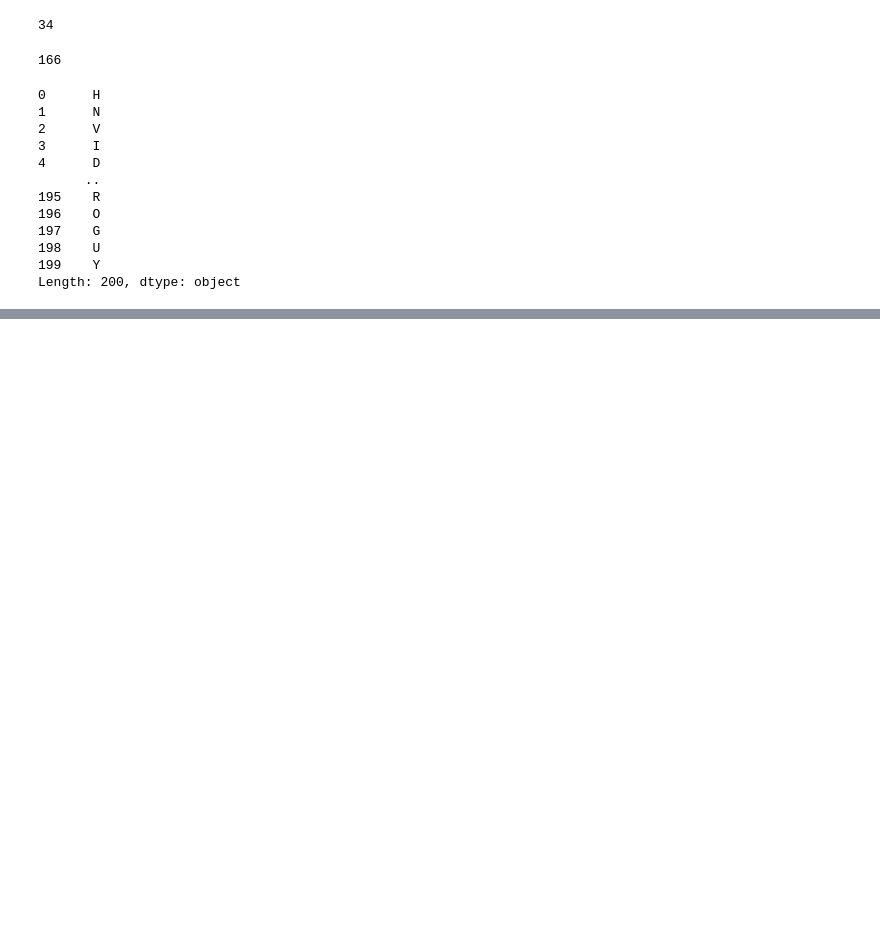
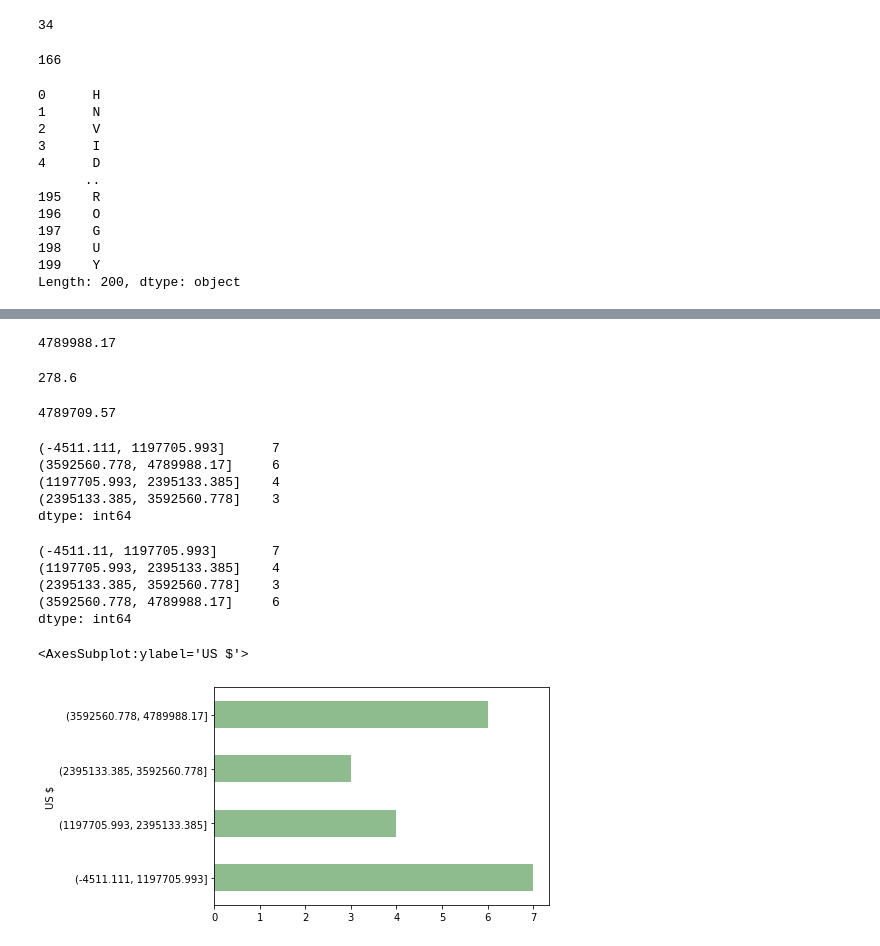
Before and after one commit to Joshua-C-Bryant/numpy-pandas-visualization-exercises, a Jupyter notebook: pandas_series.ipynb, the cells around one changed output, grey strips where cells are left out. Cells and saved outputs as stored; diff of their text form; code cells hidden in the pictures; blank space fills up the shorter version.

```diff
--- a/pandas_series.ipynb
+++ b/pandas_series.ipynb
@@ -343,0 +422,3 @@ letters.value_counts().head(6).plot.bar(title = '6 Most Commonly Occuring Letter
+# %%
+numbers = pd.Series(numbers_list)
+numbers
@@ -343,0 +453,5 @@ letters.value_counts().head(6).plot.bar(title = '6 Most Commonly Occuring Letter
+# %%
+#3 Perform the necessary manipulations by accessing Series attributes and methods
+# to convert the numbers Series to a numeric data type.
+numbers_float = numbers.str.replace('$','').str.replace(',','').astype('float')
+numbers_float
@@ -343,0 +476,44 @@ letters.value_counts().head(6).plot.bar(title = '6 Most Commonly Occuring Letter
+# %%
+#4 Run the code to discover the maximum value from the Series.
+numbers_float.max()
+# %% [output]
+4789988.17
+# %%
+#5 Run the code to discover the minimum value from the Series.
+numbers_float.min()
+# %% [output]
+278.6
+# %%
+#6 What is the range of the values in the Series?
+numbers_range = numbers_float.max() -numbers_float.min()
+numbers_range
+# %% [output]
+4789709.57
+# %%
+#7 Bin the data into 4 equally sized intervals or bins and output how many values fall into each bin.
+
+numbers_float.value_counts(bins = 4)
+# %% [output]
+(-4511.111, 1197705.993]      7
+(3592560.778, 4789988.17]     6
+(1197705.993, 2395133.385]    4
+(2395133.385, 3592560.778]    3
+dtype: int64
+# %%
+pd.cut(numbers_float, 4).value_counts().sort_index()
+# %% [output]
+(-4511.11, 1197705.993]       7
+(1197705.993, 2395133.385]    4
+(2395133.385, 3592560.778]    3
+(3592560.778, 4789988.17]     6
+dtype: int64
+# %%
+#8 Plot the binned data in a meaningful way. Be sure to include a title and axis labels.
+
+numbers_float.value_counts(bins = 4).sort_index().plot(kind = 'barh',
+                                                      color = 'darkseagreen',
+                                                      xlabel = 'US $',
+                                                      ylabel = 'Count')
+# %% [output]
+<AxesSubplot:ylabel='US $'>
+[figure, added]
```
Also changed, not shown: parts of 16 cells of this notebook.
